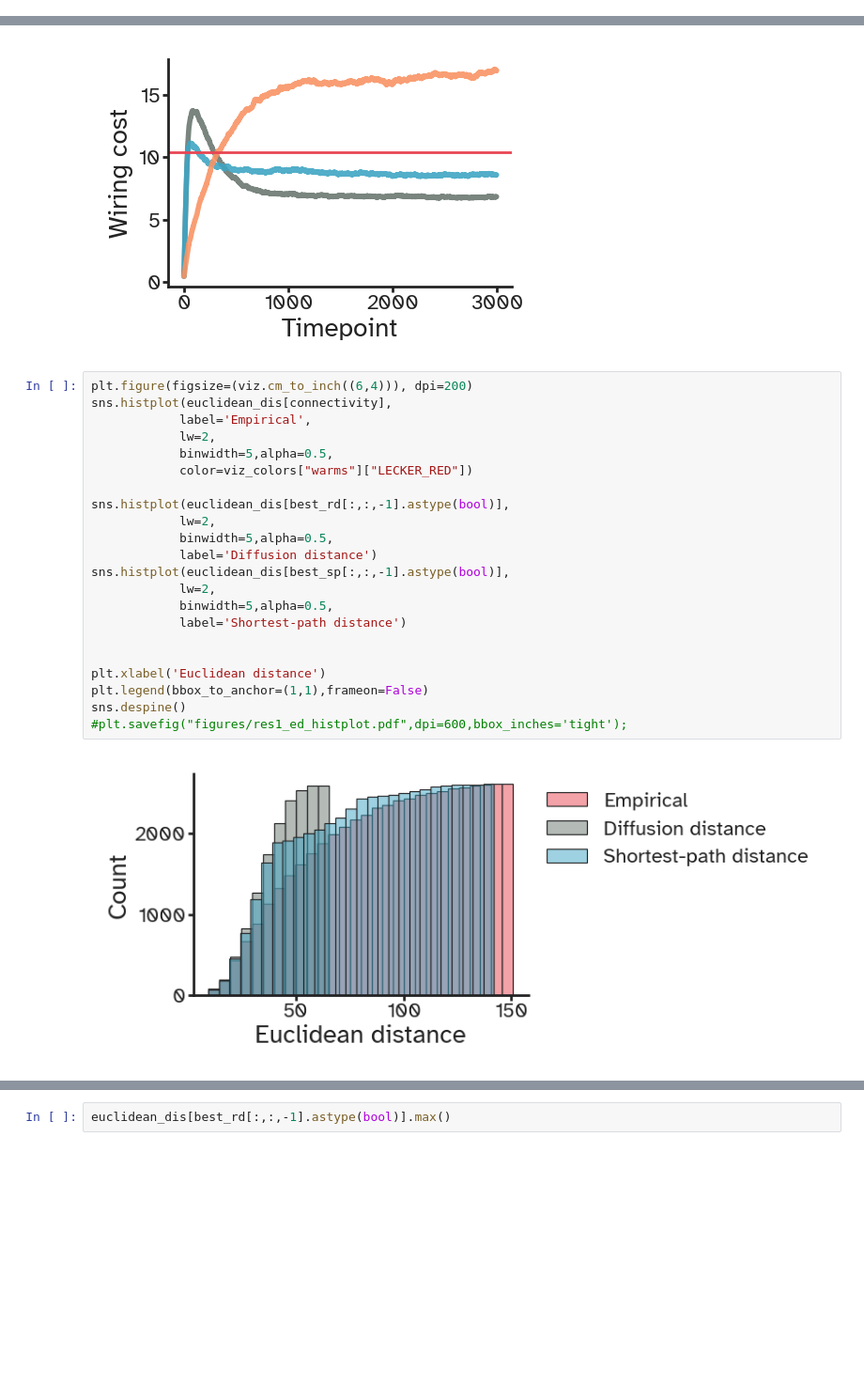
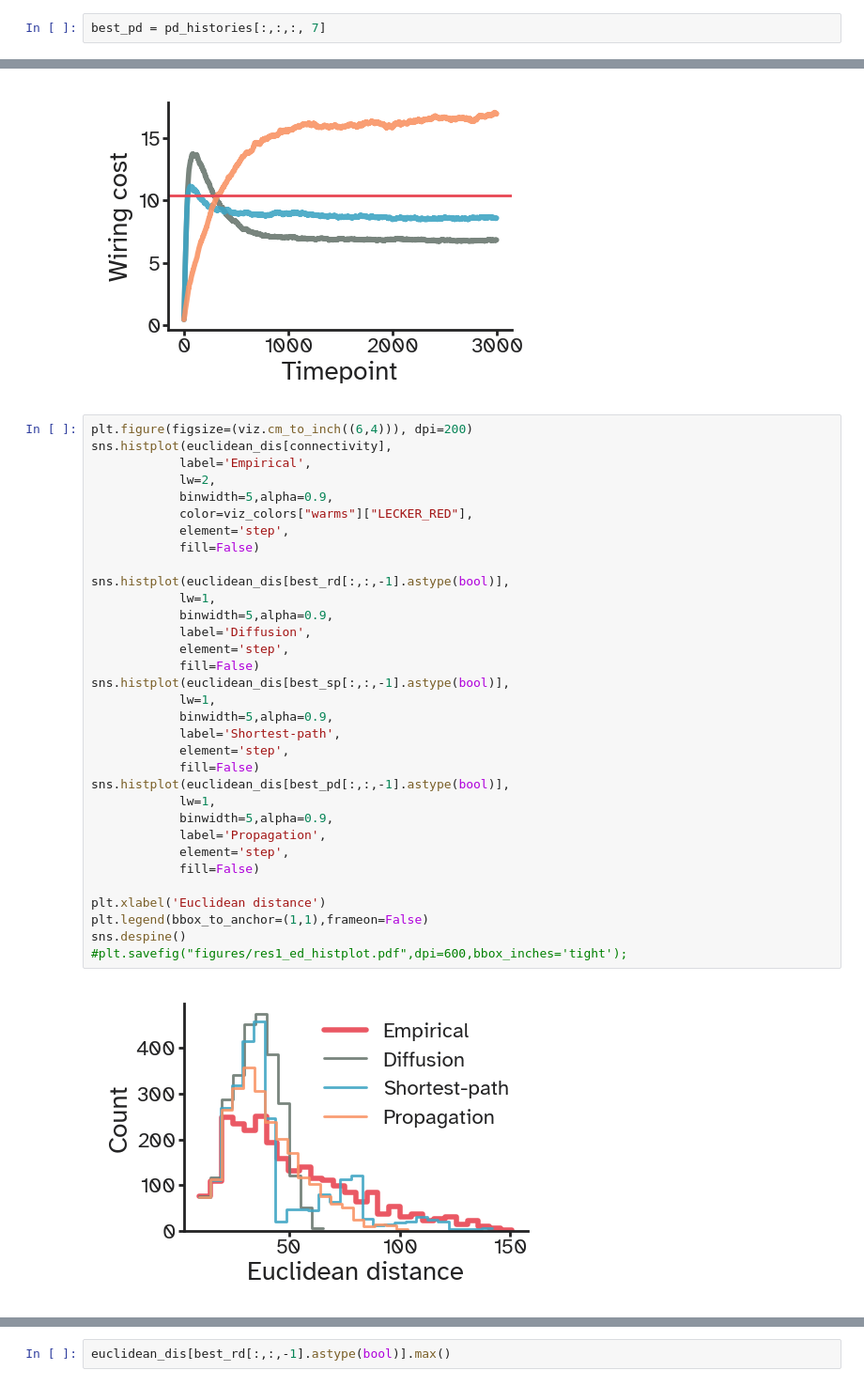
Before and after one commit to kuffmode/Optimal_networks, a Jupyter notebook: generative_analysis.ipynb, the cells around one changed output, grey strips where cells are left out. Shown: that part at 94% size. Drawn from its saved outputs; the diff is of its cells as text; blank space fills up the shorter version.

```diff
--- a/generative_analysis.ipynb
+++ b/generative_analysis.ipynb
@@ -58,0 +122,2 @@ np.argmin(rd_scores), np.argmin(sp_scores)
+# %%
+best_pd = pd_histories[:,:,:, 7]
@@ -360,27 +443,38 @@ plt.savefig("figures/res1_wiring_cost_w_td.pdf",dpi=600,bbox_inches='tight');
 # %%
 plt.figure(figsize=(viz.cm_to_inch((6,4))), dpi=200)
 sns.histplot(euclidean_dis[connectivity],
             label='Empirical',
             lw=2,
-            binwidth=5,alpha=0.5,
-            color=viz_colors["warms"]["LECKER_RED"])
+            binwidth=5,alpha=0.9,
+            color=viz_colors["warms"]["LECKER_RED"],
+            element='step',
+            fill=False)
 
 sns.histplot(euclidean_dis[best_rd[:,:,-1].astype(bool)],
-            lw=2,
-            binwidth=5,alpha=0.5,
-            label='Diffusion distance')
+            lw=1,
+            binwidth=5,alpha=0.9,
+            label='Diffusion',
+            element='step',
+            fill=False)
 sns.histplot(euclidean_dis[best_sp[:,:,-1].astype(bool)],
-            lw=2,
-            binwidth=5,alpha=0.5,
-            label='Shortest-path distance')
-
+            lw=1,
+            binwidth=5,alpha=0.9,
+            label='Shortest-path',
+            element='step',
+            fill=False)
+sns.histplot(euclidean_dis[best_pd[:,:,-1].astype(bool)],
+            lw=1,
+            binwidth=5,alpha=0.9,
+            label='Propagation',
+            element='step',
+            fill=False)
 
 plt.xlabel('Euclidean distance')
 plt.legend(bbox_to_anchor=(1,1),frameon=False)
 sns.despine()
 #plt.savefig("figures/res1_ed_histplot.pdf",dpi=600,bbox_inches='tight');
 # %% [output]
-[figure, old version]
+[figure, new version]
 # %%
 plt.figure(figsize=(viz.cm_to_inch((6,4))), dpi=200)
 sns.kdeplot(euclidean_dis[connectivity],
```
Also changed, not shown: parts of 21 cells of this notebook, 3 other files.
